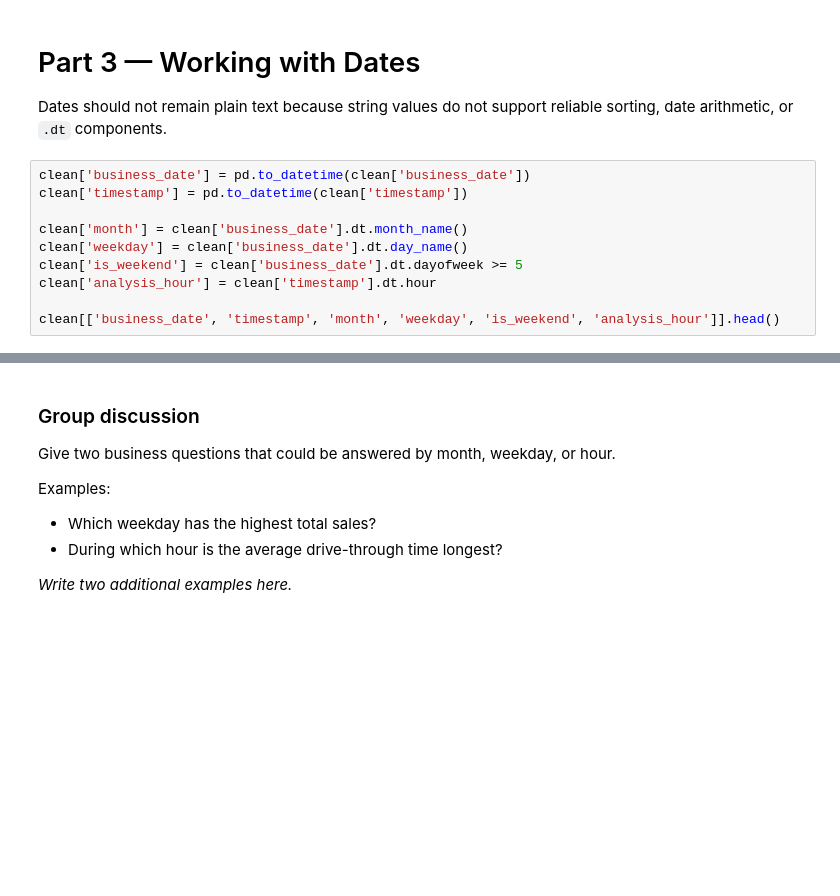
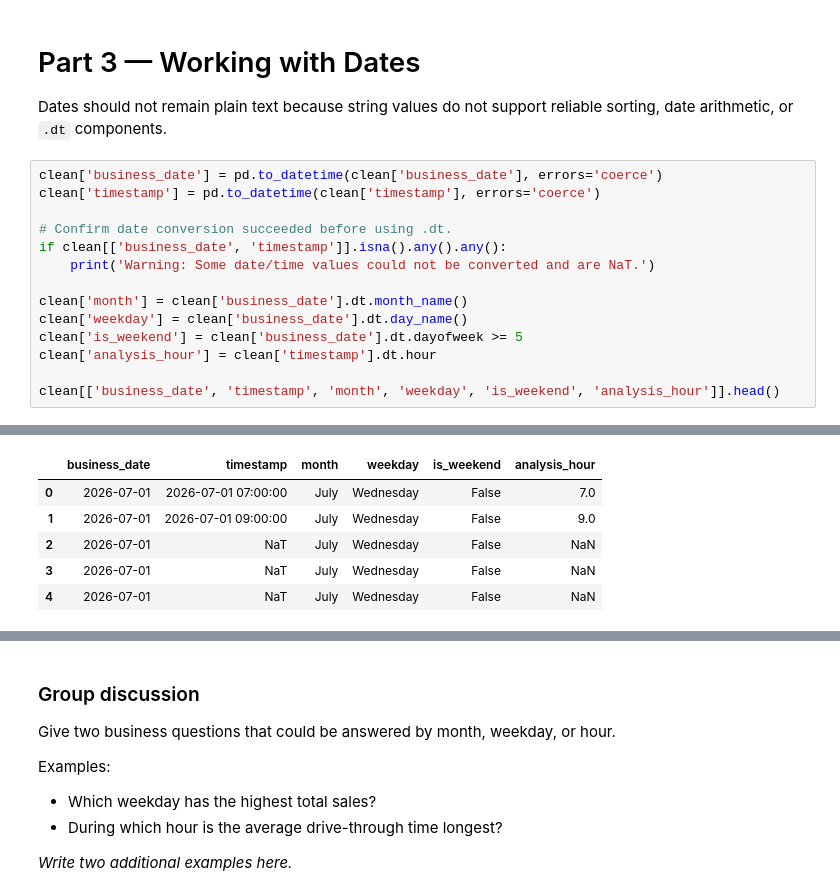
Before and after one commit to zhangyu027/UCI_Python_Programming_Portfolio, a Jupyter notebook: 09_Group Discussion/GroupDiscussion_Pandas_Walkthrough.ipynb, the cells around one changed output, grey strips where cells are left out. Saved outputs shown, nothing was run; the diff lists cells and outputs as text; blank space fills up the shorter version.

```diff
--- a/09_Group Discussion/GroupDiscussion_Pandas_Walkthrough.ipynb
+++ b/09_Group Discussion/GroupDiscussion_Pandas_Walkthrough.ipynb
@@ -102,8 +231,12 @@ clean.isna().sum()
 
 Dates should not remain plain text because string values do not support reliable sorting, date arithmetic, or `.dt` components.
 # %%
-clean['business_date'] = pd.to_datetime(clean['business_date'])
-clean['timestamp'] = pd.to_datetime(clean['timestamp'])
+clean['business_date'] = pd.to_datetime(clean['business_date'], errors='coerce')
+clean['timestamp'] = pd.to_datetime(clean['timestamp'], errors='coerce')
+
+# Confirm date conversion succeeded before using .dt.
+if clean[['business_date', 'timestamp']].isna().any().any():
+    print('Warning: Some date/time values could not be converted and are NaT.')
 
 clean['month'] = clean['business_date'].dt.month_name()
 clean['weekday'] = clean['business_date'].dt.day_name()
@@ -111,3 +244,4 @@ clean['is_weekend'] = clean['business_date'].dt.dayofweek >= 5
 clean['analysis_hour'] = clean['timestamp'].dt.hour
 
 clean[['business_date', 'timestamp', 'month', 'weekday', 'is_weekend', 'analysis_hour']].head()
+# %% [output]
@@ -114,3 +249,9 @@ clean[['business_date', 'timestamp', 'month', 'weekday', 'is_weekend', 'analysis
+|  | business_date | timestamp | month | weekday | is_weekend | analysis_hour |
+| 0 | 2026-07-01 | 2026-07-01 07:00:00 | July | Wednesday | False | 7.0 |
+| 1 | 2026-07-01 | 2026-07-01 09:00:00 | July | Wednesday | False | 9.0 |
+| 2 | 2026-07-01 | NaT | July | Wednesday | False | NaN |
+| 3 | 2026-07-01 | NaT | July | Wednesday | False | NaN |
+| 4 | 2026-07-01 | NaT | July | Wednesday | False | NaN |
 # %%
 # Examples of business analysis by weekday and hour
 sales_by_weekday = clean.groupby('weekday', sort=False)['sales'].sum().sort_values(ascending=False)
```
Also changed, not shown: parts of 21 cells of this notebook, 2 other files.
